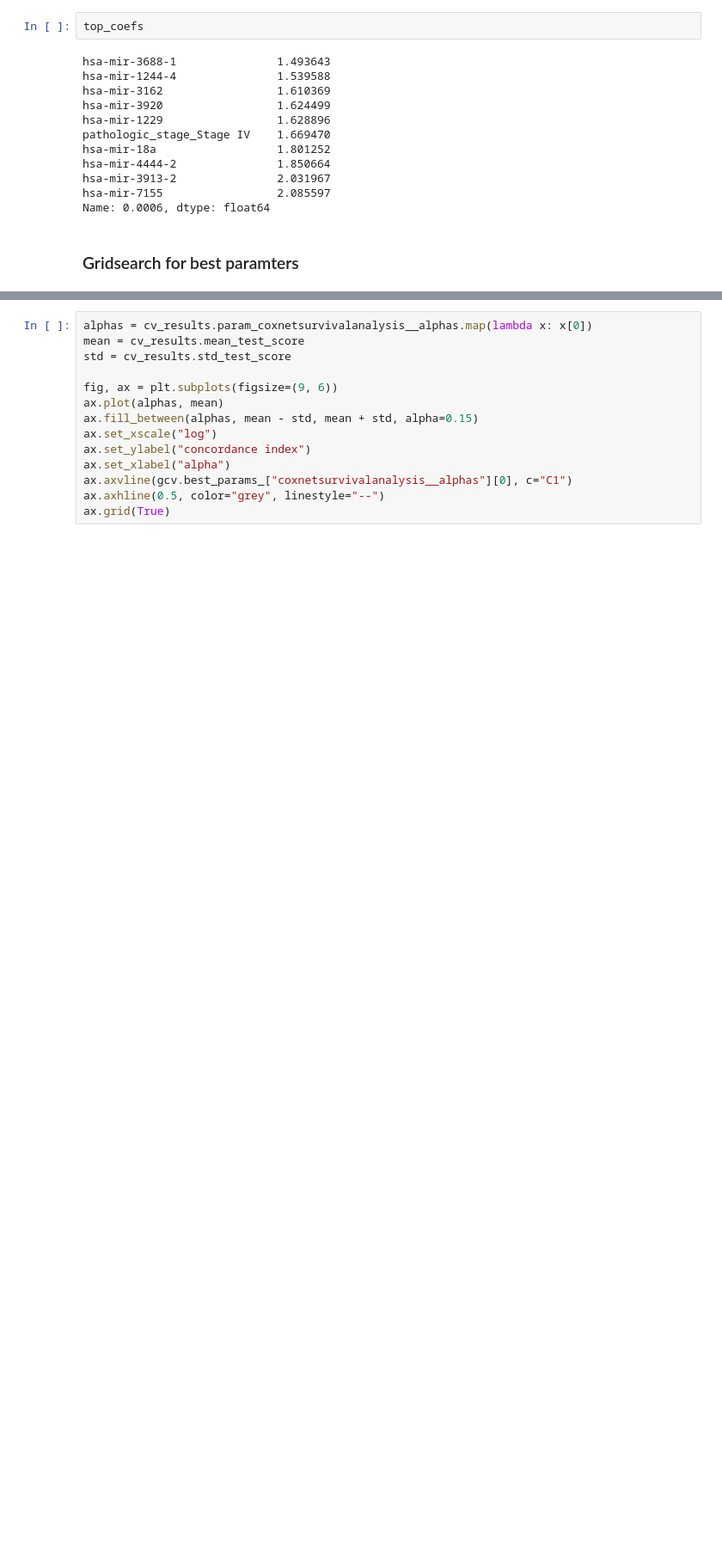
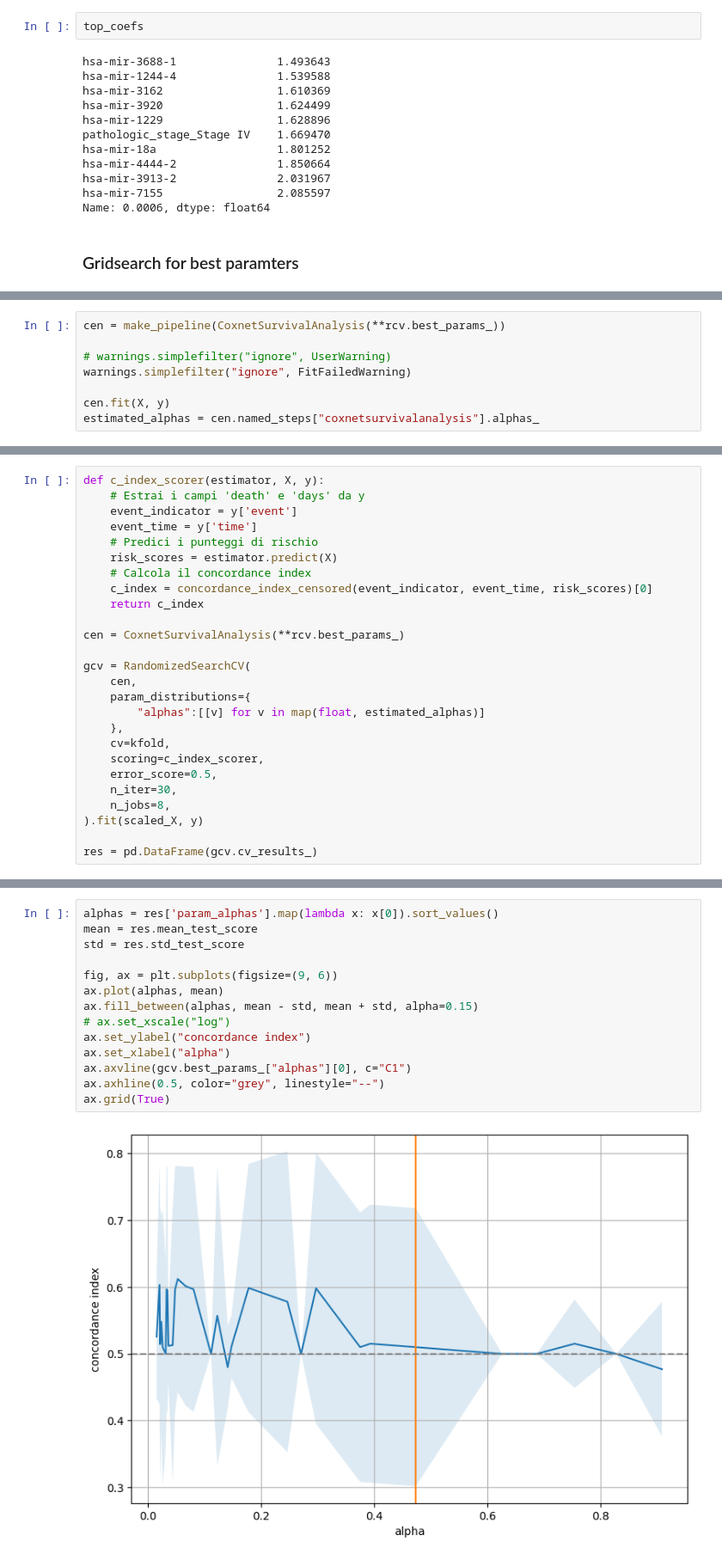
Before and after one commit to giorgiaBertacchini/miRNA_survival_analysis, a Jupyter notebook: notebooks/cox_regression.ipynb, the cells around one changed output, grey strips where cells are left out. Shown at 86% size. Cells and saved outputs as stored; diff of their text form; blank space fills up the shorter version.

```diff
--- a/notebooks/cox_regression.ipynb
+++ b/notebooks/cox_regression.ipynb
@@ -545,0 +551,8 @@ cv_results = pd.DataFrame(gcv.cv_results_)
+# %%
+cen = make_pipeline(CoxnetSurvivalAnalysis(**rcv.best_params_))
+
+# warnings.simplefilter("ignore", UserWarning)
+warnings.simplefilter("ignore", FitFailedWarning)
+
+cen.fit(X, y)
+estimated_alphas = cen.named_steps["coxnetsurvivalanalysis"].alphas_
@@ -545,0 +561,26 @@ cv_results = pd.DataFrame(gcv.cv_results_)
+# %%
+def c_index_scorer(estimator, X, y):
+    # Estrai i campi 'death' e 'days' da y
+    event_indicator = y['event']
+    event_time = y['time']
+    # Predici i punteggi di rischio
+    risk_scores = estimator.predict(X)
+    # Calcola il concordance index
+    c_index = concordance_index_censored(event_indicator, event_time, risk_scores)[0]
+    return c_index
+
+cen = CoxnetSurvivalAnalysis(**rcv.best_params_)
+
+gcv = RandomizedSearchCV(
+    cen,
+    param_distributions={
+        "alphas":[[v] for v in map(float, estimated_alphas)]
+    },
+    cv=kfold,
+    scoring=c_index_scorer,
+    error_score=0.5,
+    n_iter=30,
+    n_jobs=8,
+).fit(scaled_X, y)
+
+res = pd.DataFrame(gcv.cv_results_)
@@ -546,14 +617,16 @@ cv_results = pd.DataFrame(gcv.cv_results_)
 # %%
-alphas = cv_results.param_coxnetsurvivalanalysis__alphas.map(lambda x: x[0])
-mean = cv_results.mean_test_score
-std = cv_results.std_test_score
+alphas = res['param_alphas'].map(lambda x: x[0]).sort_values()
+mean = res.mean_test_score
+std = res.std_test_score
 
 fig, ax = plt.subplots(figsize=(9, 6))
 ax.plot(alphas, mean)
 ax.fill_between(alphas, mean - std, mean + std, alpha=0.15)
-ax.set_xscale("log")
+# ax.set_xscale("log")
 ax.set_ylabel("concordance index")
 ax.set_xlabel("alpha")
-ax.axvline(gcv.best_params_["coxnetsurvivalanalysis__alphas"][0], c="C1")
+ax.axvline(gcv.best_params_["alphas"][0], c="C1")
 ax.axhline(0.5, color="grey", linestyle="--")
 ax.grid(True)
+# %% [output]
+[figure, added]
```
Also changed, not shown: parts of 20 cells of this notebook, 8 other files.
